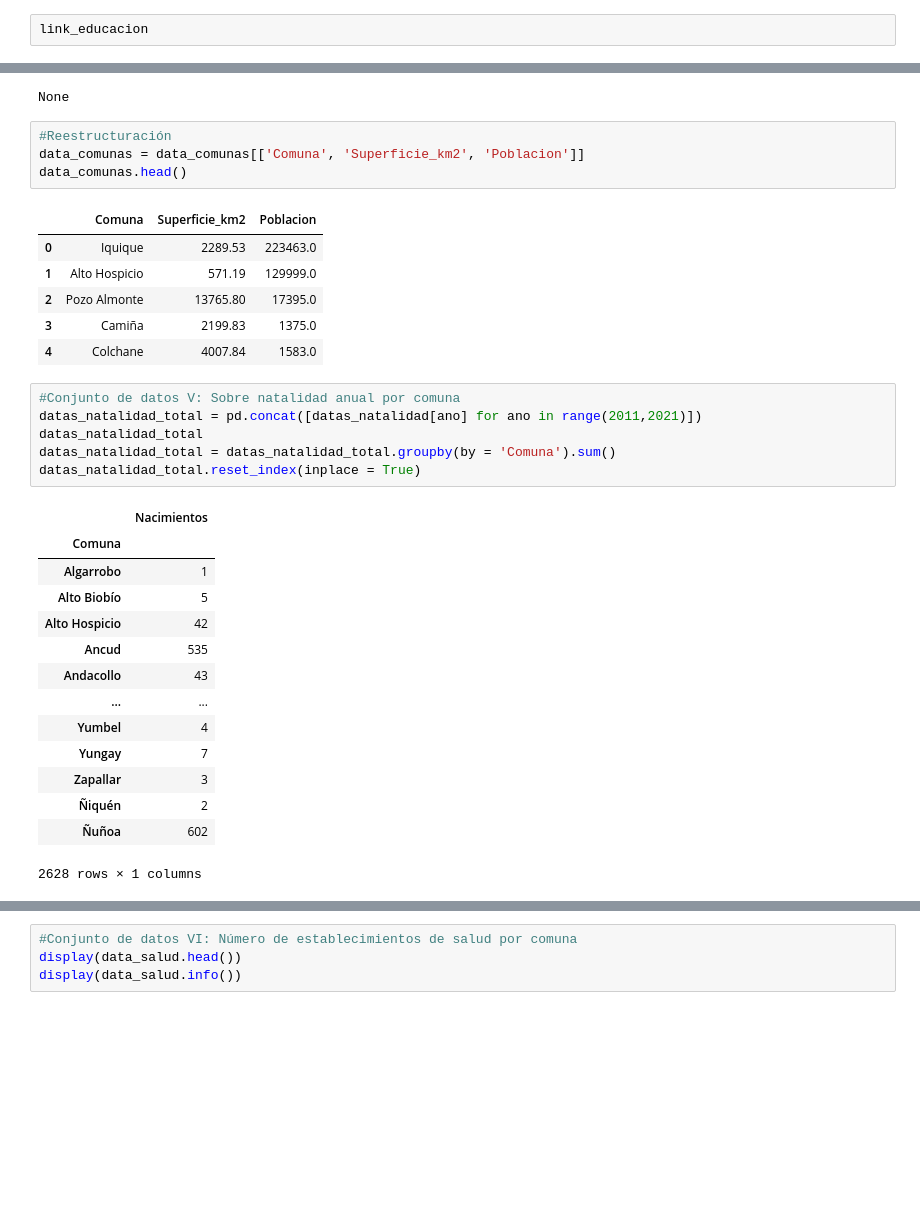
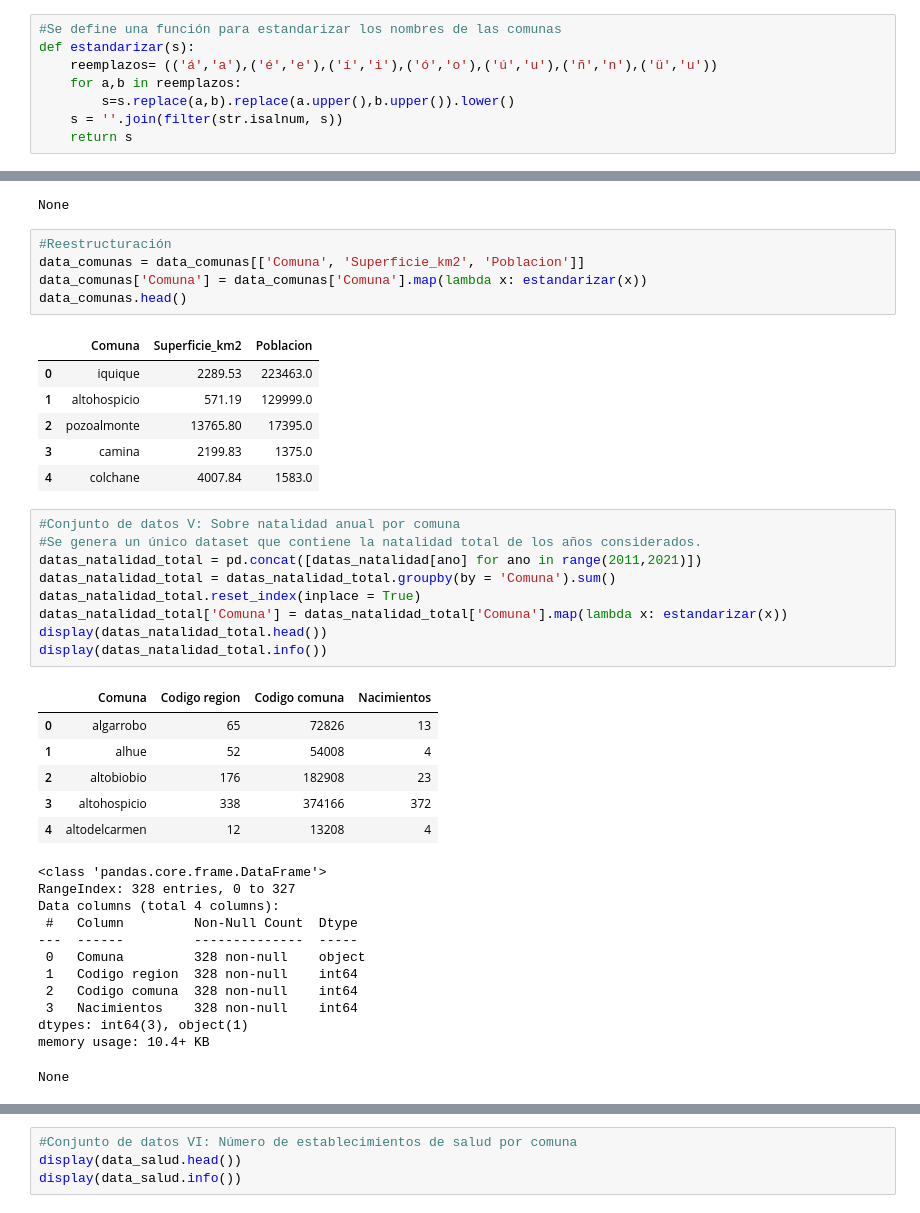
Before and after one commit to 08benja08p/Grupo-8-CDD, a Jupyter notebook: Proyecto/Proyecto_CDD.ipynb, the cells around one changed output, grey strips where cells are left out. Cells and saved outputs as stored; diff of their text form; blank space fills up the shorter version.

```diff
--- a/Proyecto/Proyecto_CDD.ipynb
+++ b/Proyecto/Proyecto_CDD.ipynb
@@ -127,4 +127,10 @@ for ano in range(2011, 2021):
 link_salud = 'https://repositoriodeis.minsal.cl/DatosAbiertos/Establecimientos_ChileDEIS_MINSAL%2029-10-2021.xlsx'
 data_salud = pd.read_excel(link_salud, sheet_name = 'Establecimientos V')
 # %%
-link_educacion
+#Se define una función para estandarizar los nombres de las comunas
+def estandarizar(s):
+    reemplazos= (('á','a'),('é','e'),('í','i'),('ó','o'),('ú','u'),('ñ','n'),('ü','u'))
+    for a,b in reemplazos:
+        s=s.replace(a,b).replace(a.upper(),b.upper()).lower()
+    s = ''.join(filter(str.isalnum, s))
+    return s
@@ -352,32 +380,40 @@ None
 # %%
 #Reestructuración
 data_comunas = data_comunas[['Comuna', 'Superficie_km2', 'Poblacion']]
+data_comunas['Comuna'] = data_comunas['Comuna'].map(lambda x: estandarizar(x))
 data_comunas.head()
 # %% [output]
 |  | Comuna | Superficie_km2 | Poblacion |
-| 0 | Iquique | 2289.53 | 223463.0 |
-| 1 | Alto Hospicio | 571.19 | 129999.0 |
-| 2 | Pozo Almonte | 13765.80 | 17395.0 |
-| 3 | Camiña | 2199.83 | 1375.0 |
-| 4 | Colchane | 4007.84 | 1583.0 |
+| 0 | iquique | 2289.53 | 223463.0 |
+| 1 | altohospicio | 571.19 | 129999.0 |
+| 2 | pozoalmonte | 13765.80 | 17395.0 |
+| 3 | camina | 2199.83 | 1375.0 |
+| 4 | colchane | 4007.84 | 1583.0 |
 # %%
 #Conjunto de datos V: Sobre natalidad anual por comuna
+#Se genera un único dataset que contiene la natalidad total de los años considerados.
 datas_natalidad_total = pd.concat([datas_natalidad[ano] for ano in range(2011,2021)])
-datas_natalidad_total
 datas_natalidad_total = datas_natalidad_total.groupby(by = 'Comuna').sum()
 datas_natalidad_total.reset_index(inplace = True)
+datas_natalidad_total['Comuna'] = datas_natalidad_total['Comuna'].map(lambda x: estandarizar(x))
+display(datas_natalidad_total.head())
+display(datas_natalidad_total.info())
 # %% [output]
-|  | Nacimientos |
-| Comuna |  |
-| Algarrobo | 1 |
-| Alto Biobío | 5 |
-| Alto Hospicio | 42 |
-| Ancud | 535 |
-| Andacollo | 43 |
-| ... | ... |
-| Yumbel | 4 |
-| Yungay | 7 |
-| Zapallar | 3 |
-| Ñiquén | 2 |
-| Ñuñoa | 602 |
+|  | Comuna | Codigo region | Codigo comuna | Nacimientos |
+| 0 | algarrobo | 65 | 72826 | 13 |
+| 1 | alhue | 52 | 54008 | 4 |
+| 2 | altobiobio | 176 | 182908 | 23 |
+| 3 | altohospicio | 338 | 374166 | 372 |
+| 4 | altodelcarmen | 12 | 13208 | 4 |
-2628 rows × 1 columns
+<class 'pandas.core.frame.DataFrame'>
+RangeIndex: 328 entries, 0 to 327
+Data columns (total 4 columns):
+ #   Column         Non-Null Count  Dtype
+---  ------         --------------  -----
+ 0   Comuna         328 non-null    object
+ 1   Codigo region  328 non-null    int64
+ 2   Codigo comuna  328 non-null    int64
+ 3   Nacimientos    328 non-null    int64
+dtypes: int64(3), object(1)
+memory usage: 10.4+ KB
+None
```
Also changed, not shown: parts of 49 cells of this notebook.
